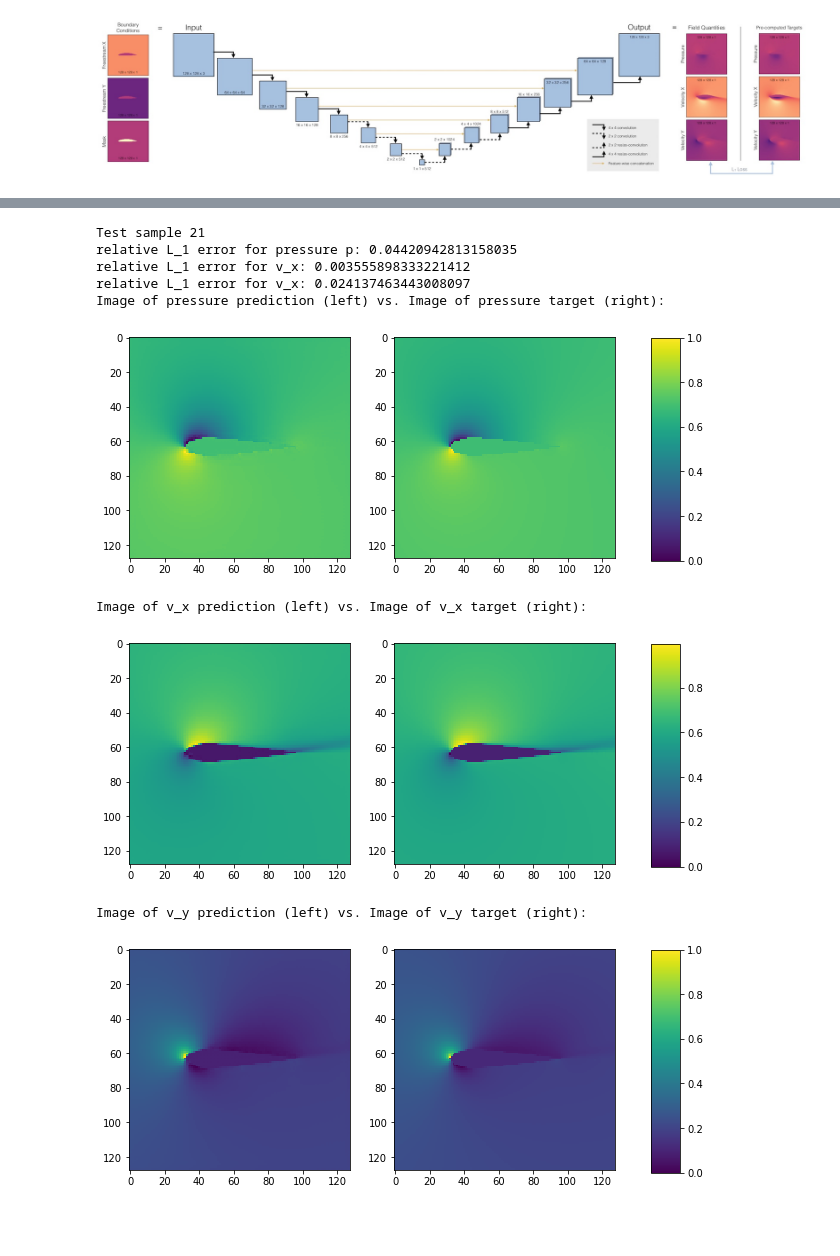
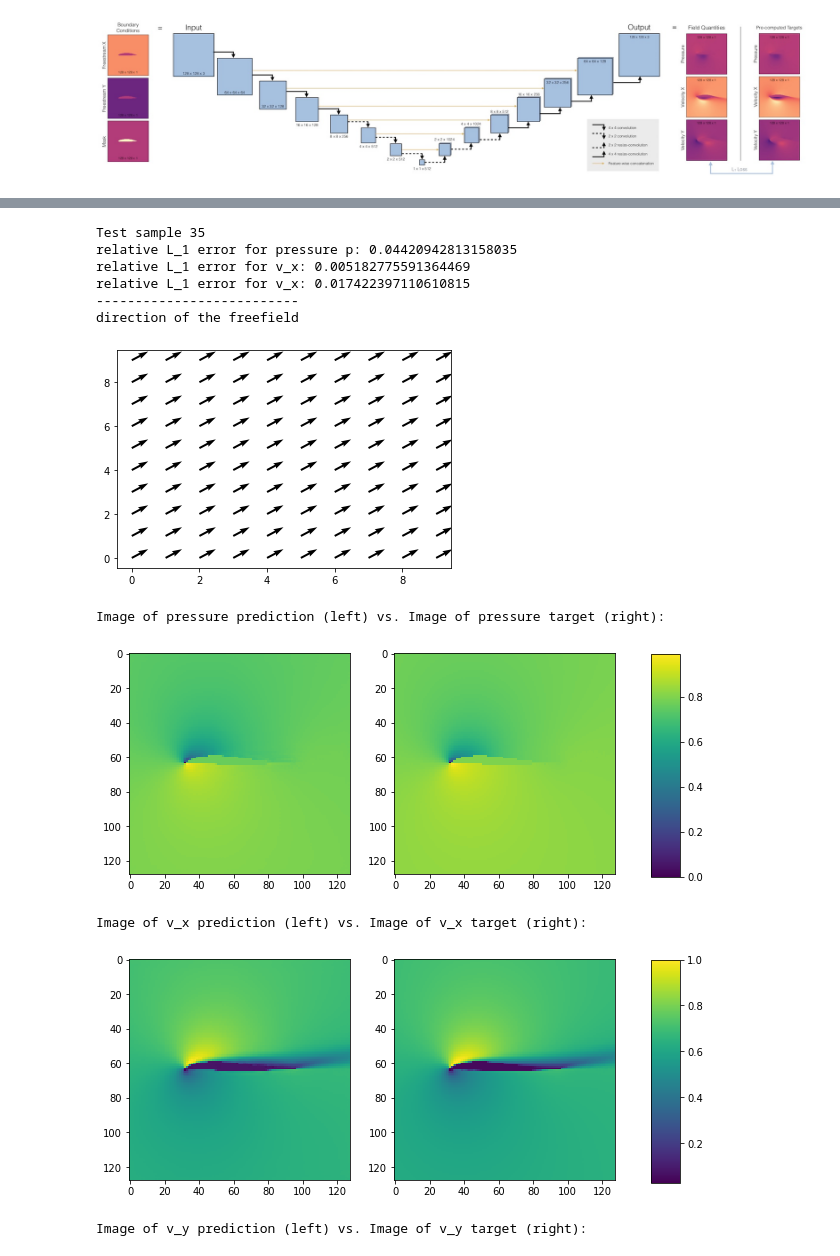
Before and after one commit to khumbuai/scientific_usecases, a Jupyter notebook: train/evaluation.ipynb, the cells around one changed output, grey strips where cells are left out. Cells and saved outputs as stored; diff of their text form; code cells hidden in the pictures; blank space fills up the shorter version.

```diff
--- a/train/evaluation.ipynb
+++ b/train/evaluation.ipynb
@@ -199,30 +231,36 @@ Denormalized error: 0.010286299720529414
 # %%
+from matplotlib.pyplot import quiver
 # here predictions and related targets can visualized
-i = 21 # insert index of test sample which shall be analyzed
+i = 35 # insert index of test sample which shall be analyzed
 i = i%len(dataset)
 # 'relative' means in this context that the average L_1 error is divided by the average absolut value of the respective target
 inputs_cpu, targets_cpu = dataset.__getitem__(i)
 inputs_cpu =torch.from_numpy(inputs_cpu).float().to(device)
 
 # model prediction
 outputs = netG(inputs_cpu[None,...])
 outputs_cpu = outputs.data.cpu().numpy()[0]
 targets_cpu.shape,outputs_cpu.shape
 
 print("Test sample %d" % i)
 print("relative L_1 error for pressure p:", lossPer_p.item())
 print("relative L_1 error for v_x:", (np.sum(np.abs(outputs_cpu[1] - targets_cpu[1]))/np.abs(targets_cpu[1]).sum()).item())
 print("relative L_1 error for v_x:",  (np.sum(np.abs(outputs_cpu[2] - targets_cpu[2]))/np.abs(targets_cpu[2]).sum()).item())
-
+print("--------------------------")
+print('direction of the freefield')
+quiver( inputs_cpu[0,0,0].detach()*np.ones((10,10)), inputs_cpu[1,0,0].detach()*np.ones((10,10)))
+plt.show()
 imageOut(outputs_cpu,targets_cpu,normalize=True)
 # %% [output]
-Test sample 21
+Test sample 35
 relative L_1 error for pressure p: 0.04420942813158035
-relative L_1 error for v_x: 0.003555898333221412
-relative L_1 error for v_x: 0.024137463443008097
-Image of pressure prediction (left) vs. Image of pressure target (right):
+relative L_1 error for v_x: 0.005182775591364469
+relative L_1 error for v_x: 0.017422397110610815
+--------------------------
+direction of the freefield
-[figure, old version]
+[figure, new version]
-Image of v_x prediction (left) vs. Image of v_x target (right):
+Image of pressure prediction (left) vs. Image of pressure target (right):
-[figure, old version]
+[figure, new version]
-Image of v_y prediction (left) vs. Image of v_y target (right):
+Image of v_x prediction (left) vs. Image of v_x target (right):
-[figure, old version]
+[figure, new version]
+Image of v_y prediction (left) vs. Image of v_y target (right):
```
Also changed, not shown: parts of 4 cells of this notebook.
